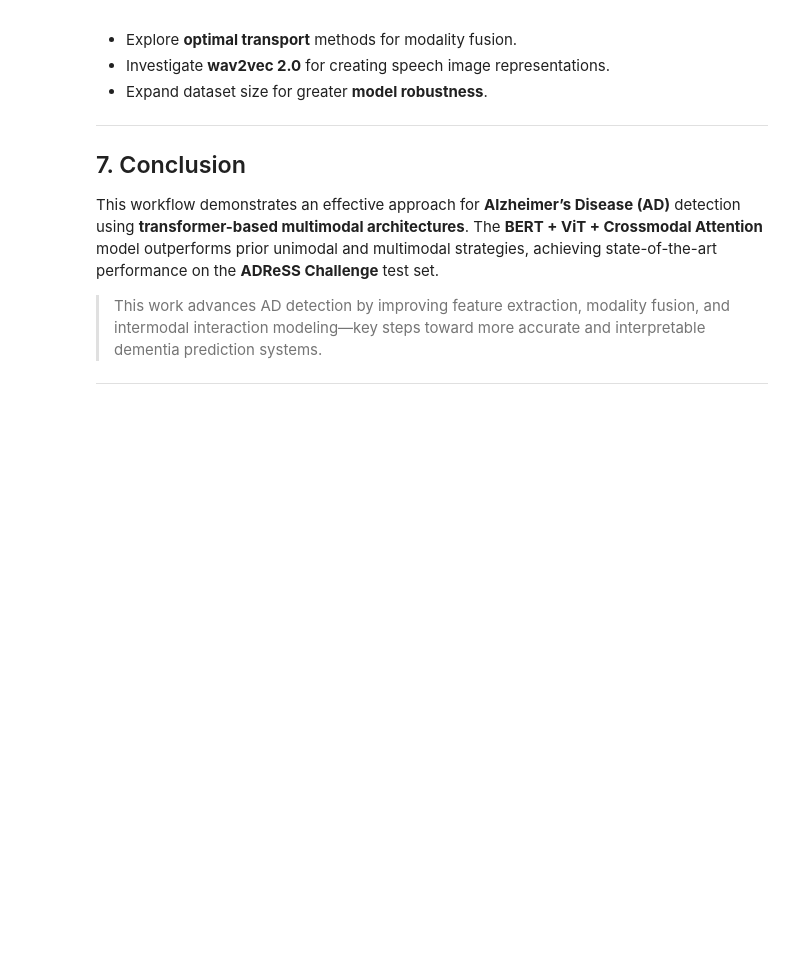
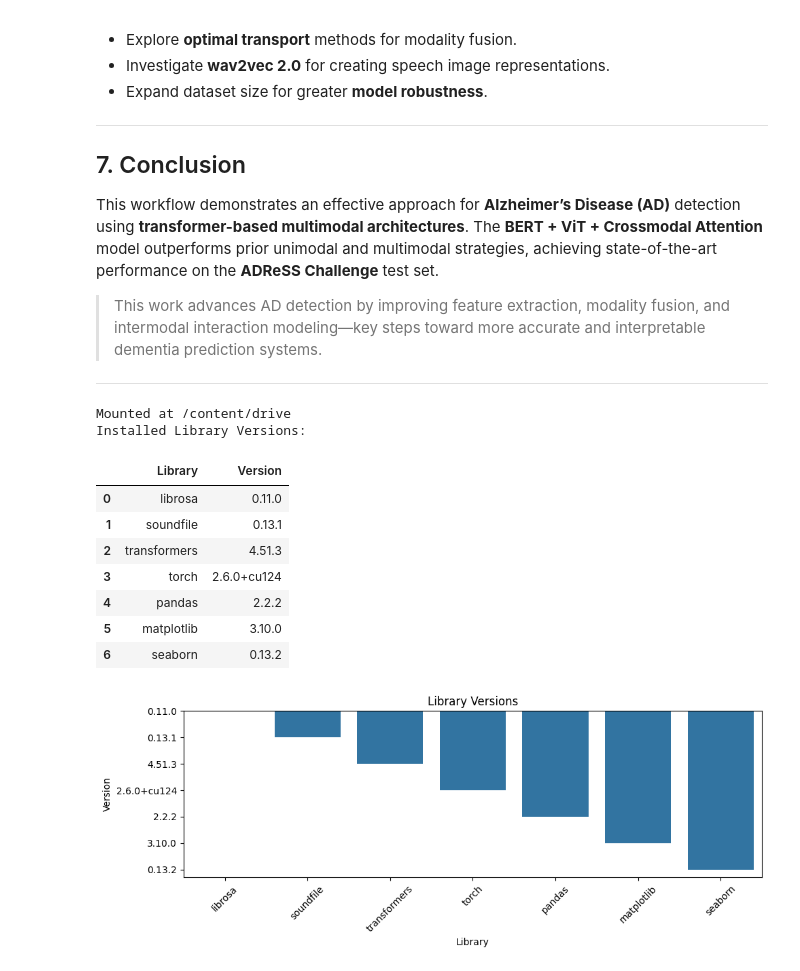
Before and after one commit to fjadidi2001/AD_Prediction, a Jupyter notebook: Detecting_dementia_from_speech_and_transcripts_using_transformers_2.ipynb, the cells around one changed output. Saved outputs shown, nothing was run; the diff lists cells and outputs as text; code cells hidden in the pictures; blank space fills up the shorter version.

```diff
--- a/Detecting_dementia_from_speech_and_transcripts_using_transformers_2.ipynb
+++ b/Detecting_dementia_from_speech_and_transcripts_using_transformers_2.ipynb
@@ -169,3 +169,57 @@ This workflow demonstrates an effective approach for **Alzheimer’s Disease (AD
 > This work advances AD detection by improving feature extraction, modality fusion, and intermodal interaction modeling—key steps toward more accurate and interpretable dementia prediction systems.
 
 ---
+# %%
+# Mount Google Drive
+from google.colab import drive
+drive.mount('/content/drive')
+
+# Install required libraries
+!pip install -q librosa soundfile transformers torch torchaudio pandas matplotlib seaborn tqdm
+
+# Import libraries
+import os
+import glob
+import tarfile
+import pandas as pd
+import numpy as np
+import librosa
+import soundfile as sf
+import matplotlib.pyplot as plt
+import seaborn as sns
+from tqdm import tqdm
+import warnings
+warnings.filterwarnings('ignore')
+
+# Set paths
+data_path = '/content/drive/MyDrive/Voice/'  # Adjust to your Google Drive path
+extracted_path = '/content/extracted_audio/'
+os.makedirs(extracted_path, exist_ok=True)
+
+# Visualize: Library versions
+import pkg_resources
+libraries = ['librosa', 'soundfile', 'transformers', 'torch', 'pandas', 'matplotlib', 'seaborn']
+versions = {lib: pkg_resources.get_distribution(lib).version for lib in libraries}
+versions_df = pd.DataFrame(list(versions.items()), columns=['Library', 'Version'])
+print("Installed Library Versions:")
+display(versions_df)
+
+# Plot library versions
+plt.figure(figsize=(10, 4))
+sns.barplot(x='Library', y='Version', data=versions_df)
+plt.title('Library Versions')
+plt.xticks(rotation=45)
+plt.tight_layout()
+plt.show()
+# %% [output]
+Mounted at /content/drive
+Installed Library Versions:
+|  | Library | Version |
+| 0 | librosa | 0.11.0 |
+| 1 | soundfile | 0.13.1 |
+| 2 | transformers | 4.51.3 |
+| 3 | torch | 2.6.0+cu124 |
+| 4 | pandas | 2.2.2 |
+| 5 | matplotlib | 3.10.0 |
+| 6 | seaborn | 0.13.2 |
+[figure, added]
```
Also changed, not shown: parts of 2 cells of this notebook.
